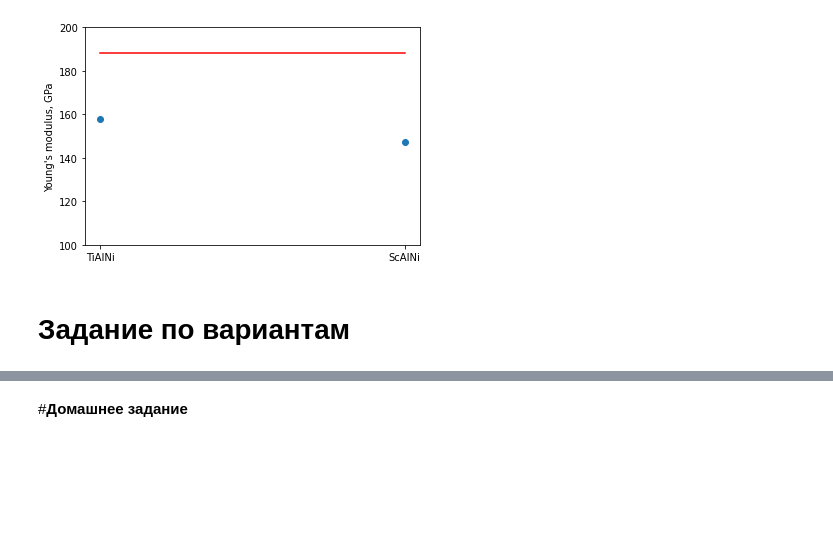
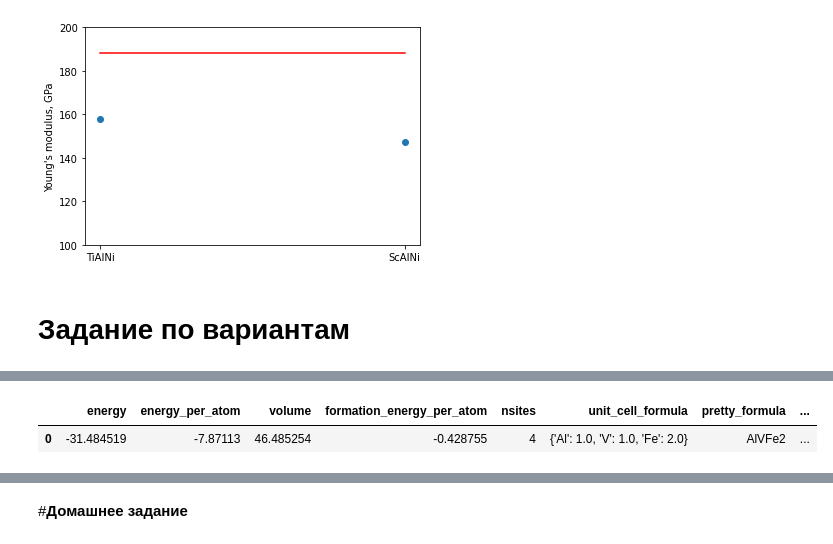
Before and after one commit to evan2s2/tutorials_on_data_base_analysis, a Jupyter notebook: XAPI_mat_proj_v3.ipynb, the cells around one changed output, grey strips where cells are left out. Drawn from its saved outputs; the diff is of its cells as text; code cells hidden in the pictures; blank space fills up the shorter version.

```diff
--- a/XAPI_mat_proj_v3.ipynb
+++ b/XAPI_mat_proj_v3.ipynb
@@ -777,0 +782,35 @@ print(formulas)
+# %%
+def get_data(formula):
+    prefix = ('https://www.materialsproject.org/rest/v2/materials/'+formula+'/vasp/')
+    request_type = 'materials'
+    request = rq.get(prefix, headers = header)
+    response = request.json()
+    data = response['response']
+    return data
+
+df_init = pd.DataFrame()
+# data_array = []
+
+total = len(formulas)
+progress=0
+
+for f in formulas:
+    data = get_data(f)
+
+    # Select all stable phases from a set of phases with equivalent stoichiometric formula
+    for item in data:
+        if item['e_above_hull'] == 0 and item['spacegroup']['number'] == 225:
+            df_init = df_init.append([item])
+    progress+=1
+    print(f'{progress}/{total}', end='\r') # not work on collab
+# create initial datadet in order to not reload data in case of dataframe changes
+df_init = df_init.reset_index().drop(['index'], axis=1)
+
+df = df_init.copy()
+
+# export data to csv
+# uncomment if necessary
+#df.to_csv('Heusler_base.zip', index=False)
+
+# see amount of data
+df.shape[0]
@@ -777,0 +839,12 @@ print(formulas)
+# %%
+df_elastic = df[df.elasticity.notna()].copy()
+df_elastic['MP_shear'] = df.apply(lambda x: x.elasticity['G_VRH'], axis=1)
+df_elastic['MP_bulk'] = df.apply(lambda x: x.elasticity['K_VRH'], axis=1)
+df_elastic['c12'] = df_elastic.elasticity.apply(lambda x: x['elastic_tensor'][0][1])
+df_elastic['c44'] = df_elastic.elasticity.apply(lambda x: x['elastic_tensor'][3][3])
+df_elastic['G/B'] = df_elastic.MP_shear/df_elastic.MP_bulk
+df_elastic['Pc'] = df_elastic.c12 - df_elastic.c44
+df_elastic.sample(1)
+# %% [output]
+|  | energy | energy_per_atom | volume | formation_energy_per_atom | nsites | unit_cell_formula | pretty_formula | ... |
+| 0 | -31.484519 | -7.87113 | 46.485254 | -0.428755 | 4 | {'Al': 1.0, 'V': 1.0, 'Fe': 2.0} | AlVFe2 | ... |
```
Also changed, not shown: parts of 24 cells of this notebook, 1 other file.
